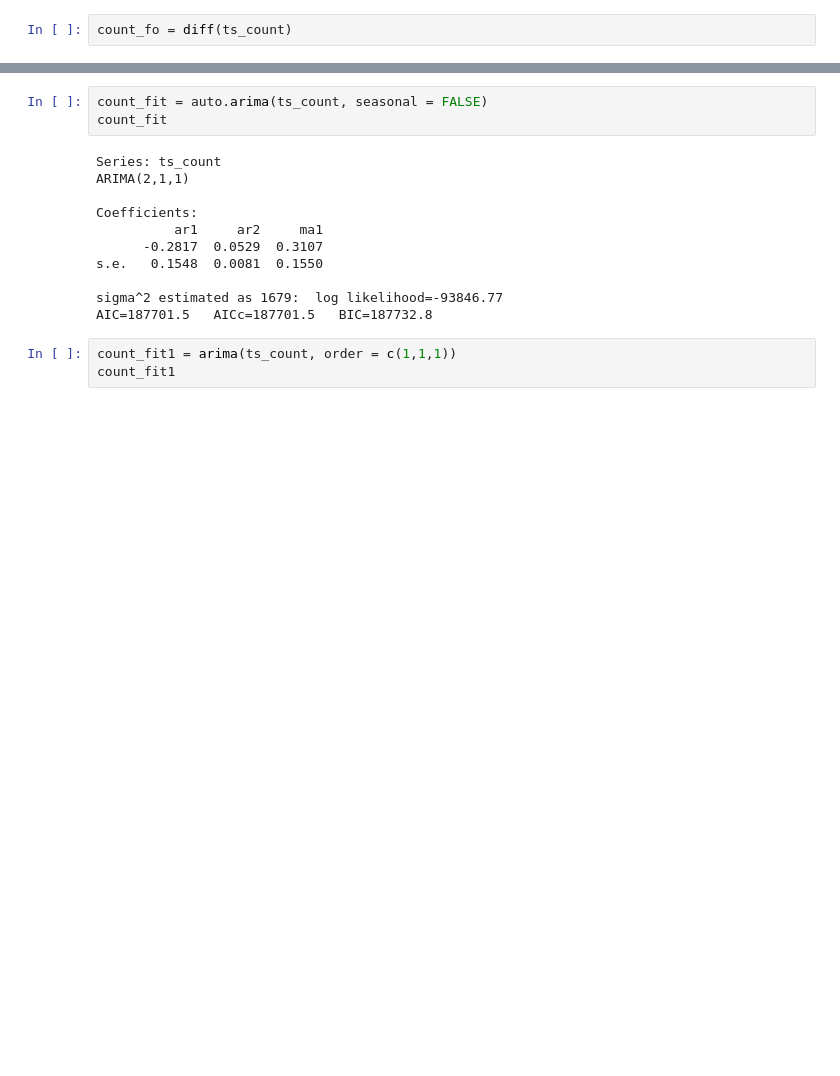
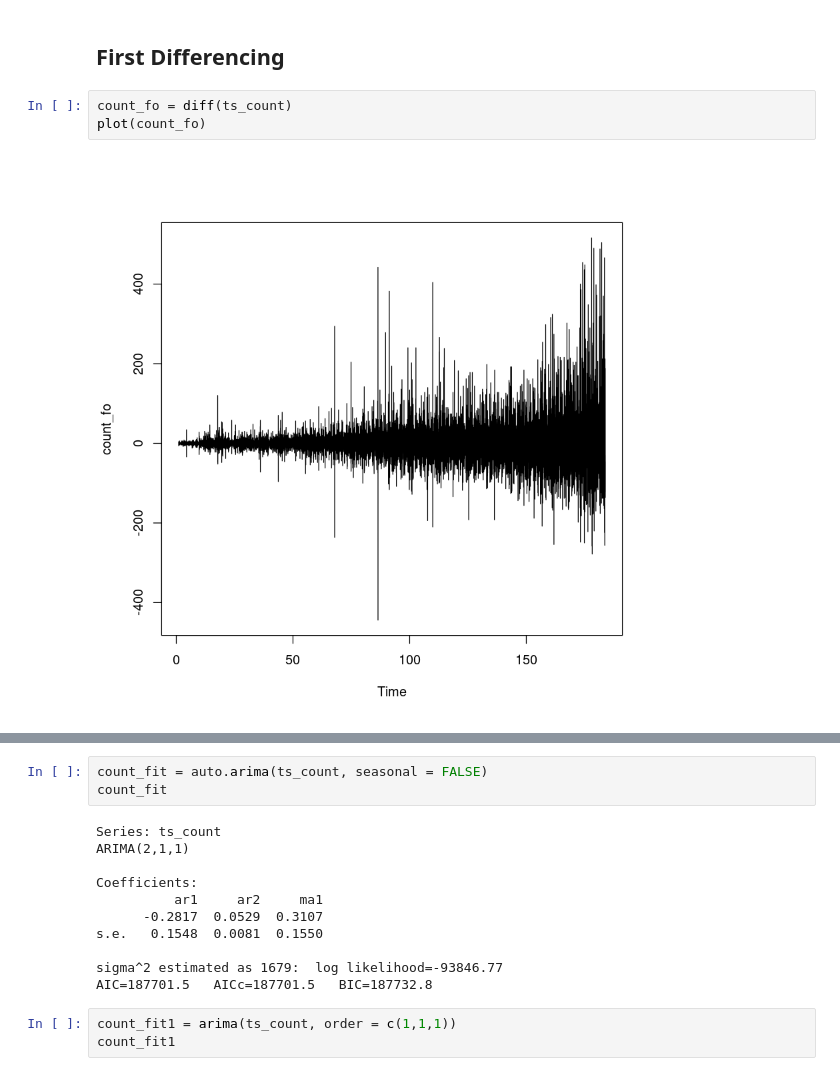
Before and after one commit to In-finite/TimeSeries, a Jupyter notebook: Analysis_in_R.ipynb, the cells around one changed output, grey strips where cells are left out. Drawn from its saved outputs; the diff is of its cells as text; blank space fills up the shorter version.

```diff
--- a/Analysis_in_R.ipynb
+++ b/Analysis_in_R.ipynb
@@ -28,5 +27,10 @@ Warning message in adf.test(ts_count):
 data:  ts_count
 Dickey-Fuller = -13.901, Lag order = 26, p-value = 0.01
 alternative hypothesis: stationary
+# %% [markdown]
+## First Differencing
 # %%
 count_fo = diff(ts_count)
+plot(count_fo)
+# %% [output]
+[figure, added]
```
Also changed, not shown: parts of 23 cells of this notebook, 2 other files.
